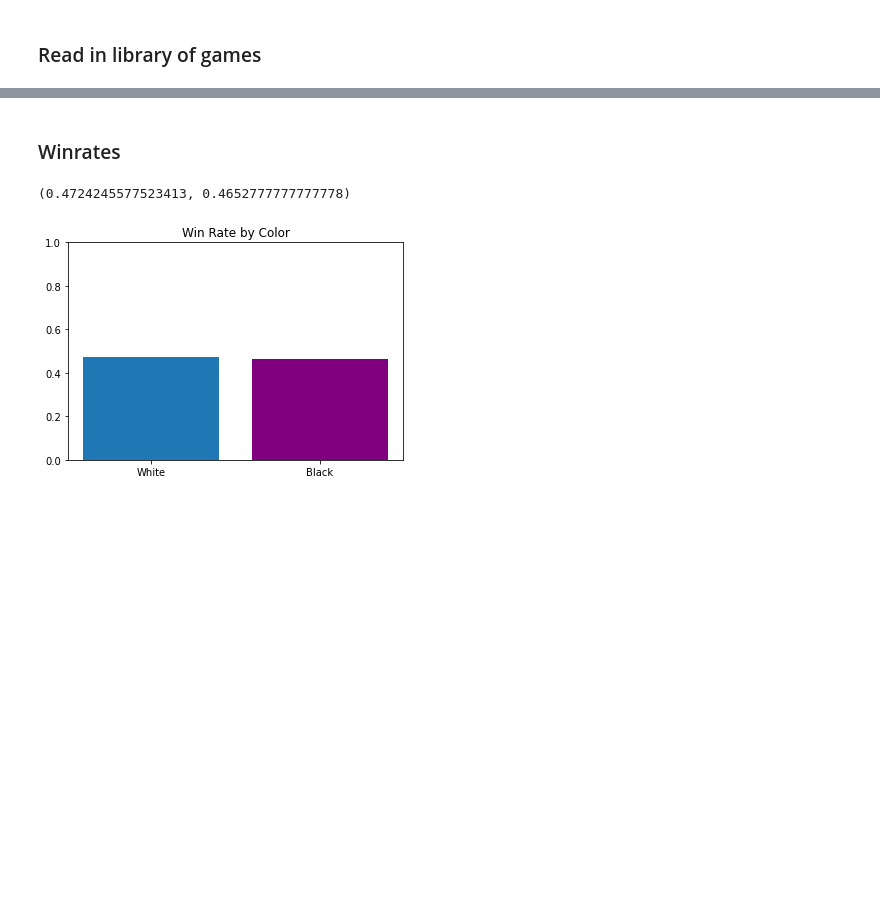
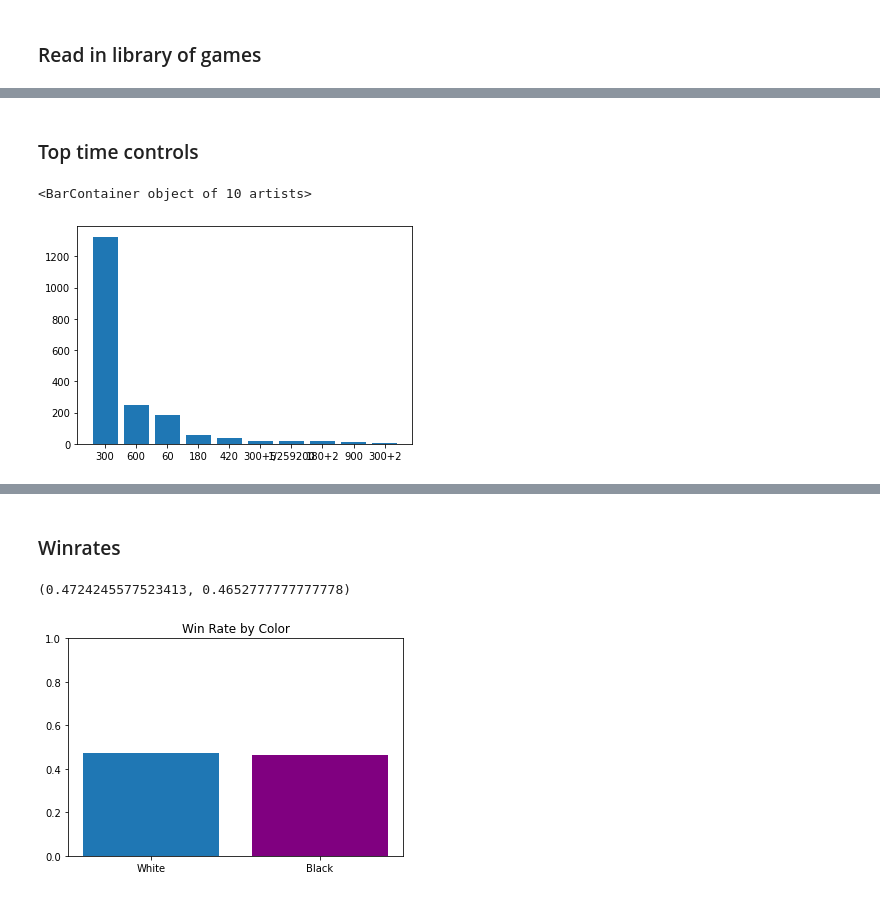
Before and after one commit to LucDoh/chess_analysis, a Jupyter notebook: notebooks/experiments_game_library.ipynb, the cells around one changed output, grey strips where cells are left out. Saved outputs shown, nothing was run; the diff lists cells and outputs as text; code cells hidden in the pictures; blank space fills up the shorter version.

```diff
--- a/notebooks/experiments_game_library.ipynb
+++ b/notebooks/experiments_game_library.ipynb
@@ -24,0 +240,11 @@ library.df.tail(3)
+# %% [markdown]
+### Top time controls
+# %%
+fig, ax = plt.subplots()
+indices = library.df.Time.value_counts().index
+counts = library.df.Time.value_counts().values
+
+ax.bar(indices[:10], counts[:10])
+# %% [output]
+<BarContainer object of 10 artists>
+[figure, added]
```
Also changed, not shown: parts of 68 cells of this notebook, 11 other files.
